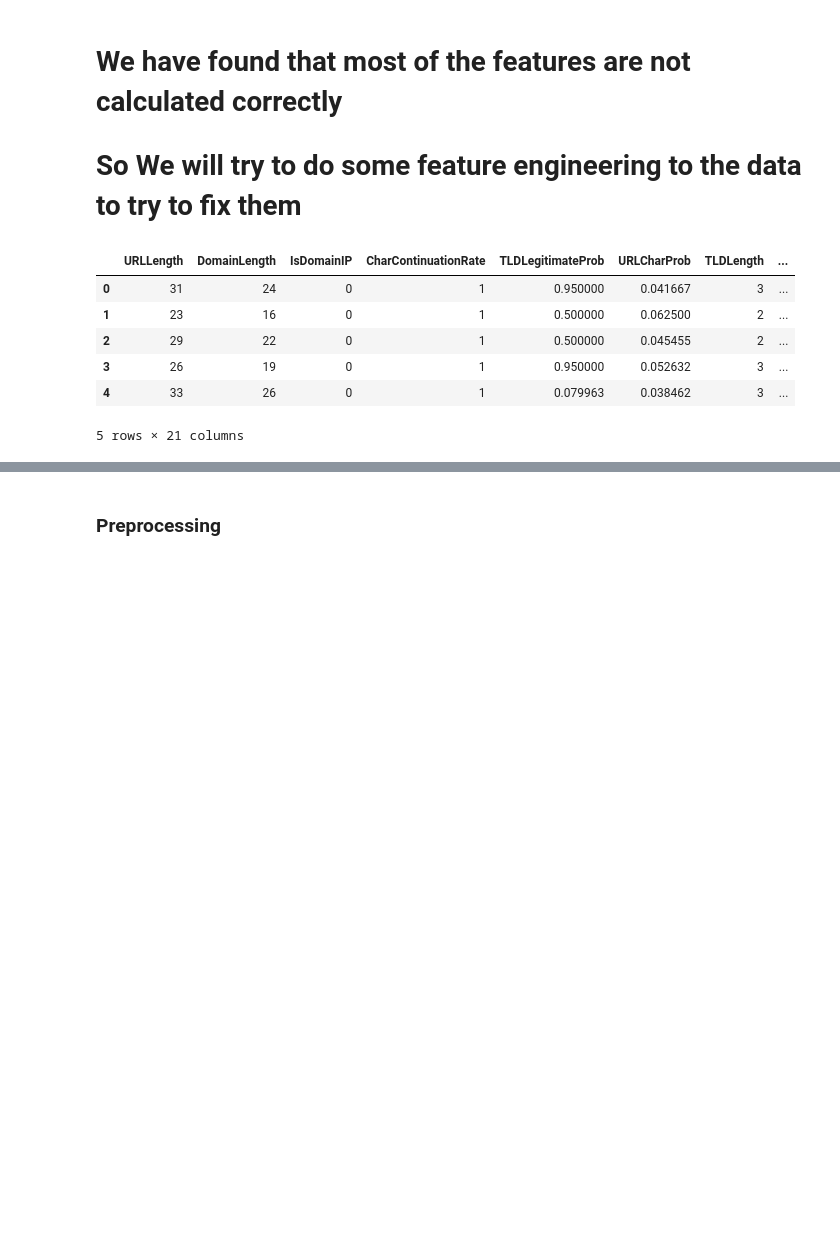
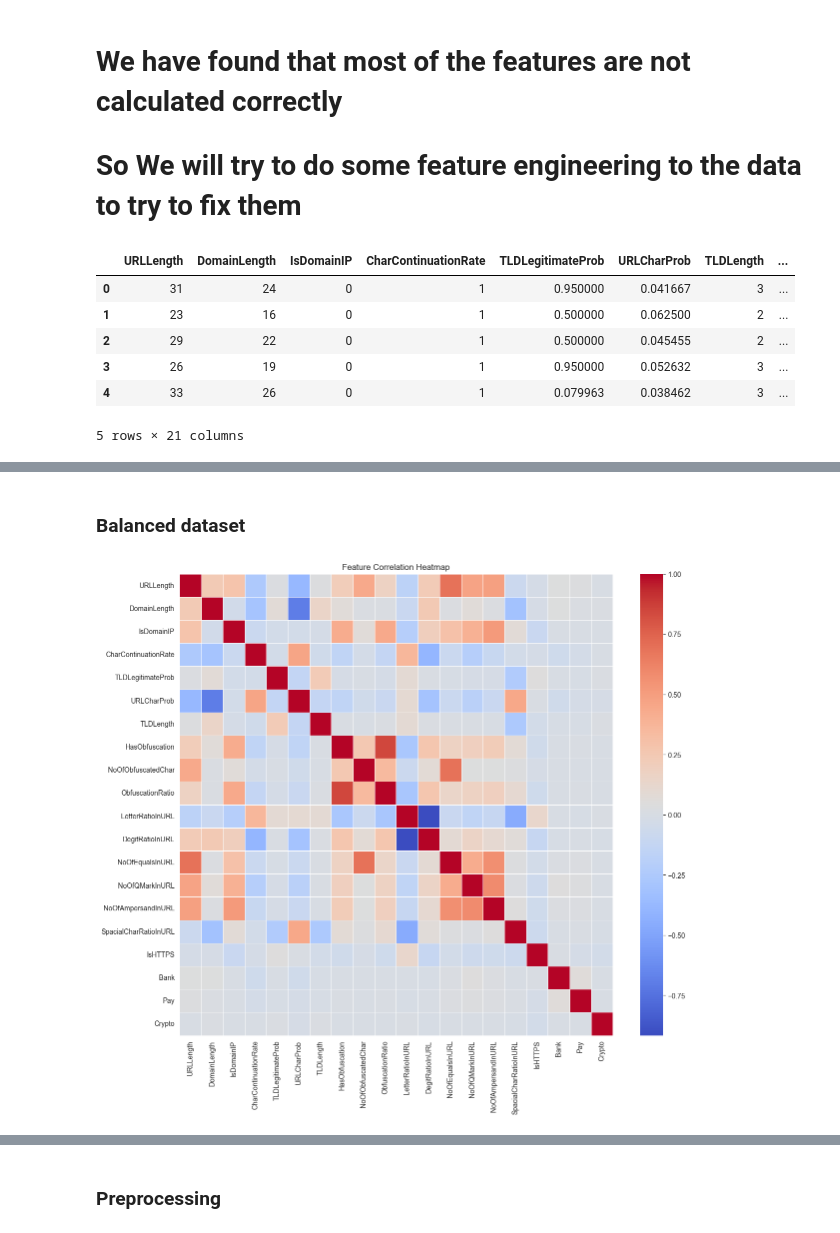
Before and after one commit to tarek-ibr/PhishGuard, a Jupyter notebook: backend/Model.ipynb, the cells around one changed output, grey strips where cells are left out. Saved outputs shown, nothing was run; the diff lists cells and outputs as text; code cells hidden in the pictures; blank space fills up the shorter version.

```diff
--- a/backend/Model.ipynb
+++ b/backend/Model.ipynb
@@ -868,0 +881,10 @@ new_features_df.head()
+# %% [markdown]
+### Balanced dataset
+# %%
+plt.figure(figsize=(14, 12))
+corr = new_features_df.drop('label', axis=1).corr()
+sns.heatmap(corr, cmap='coolwarm', linewidths=0.5)
+plt.title("Feature Correlation Heatmap")
+plt.show()
+# %% [output]
+[figure, added]
```
Also changed, not shown: parts of 12 cells of this notebook.
